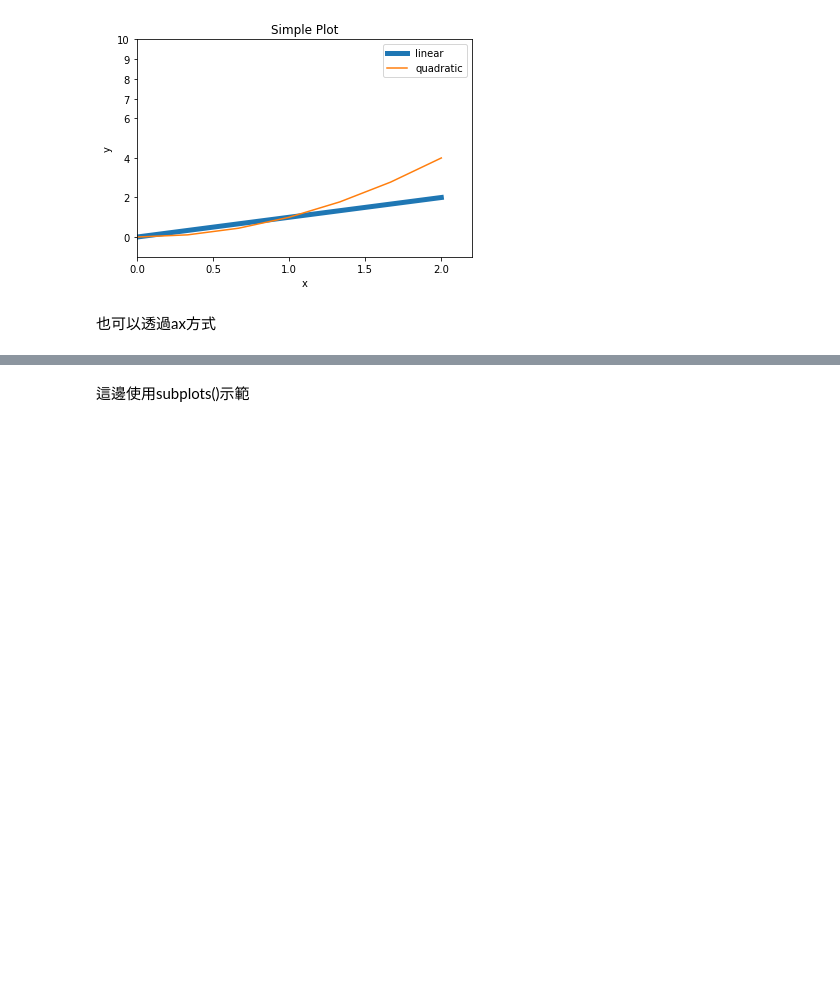
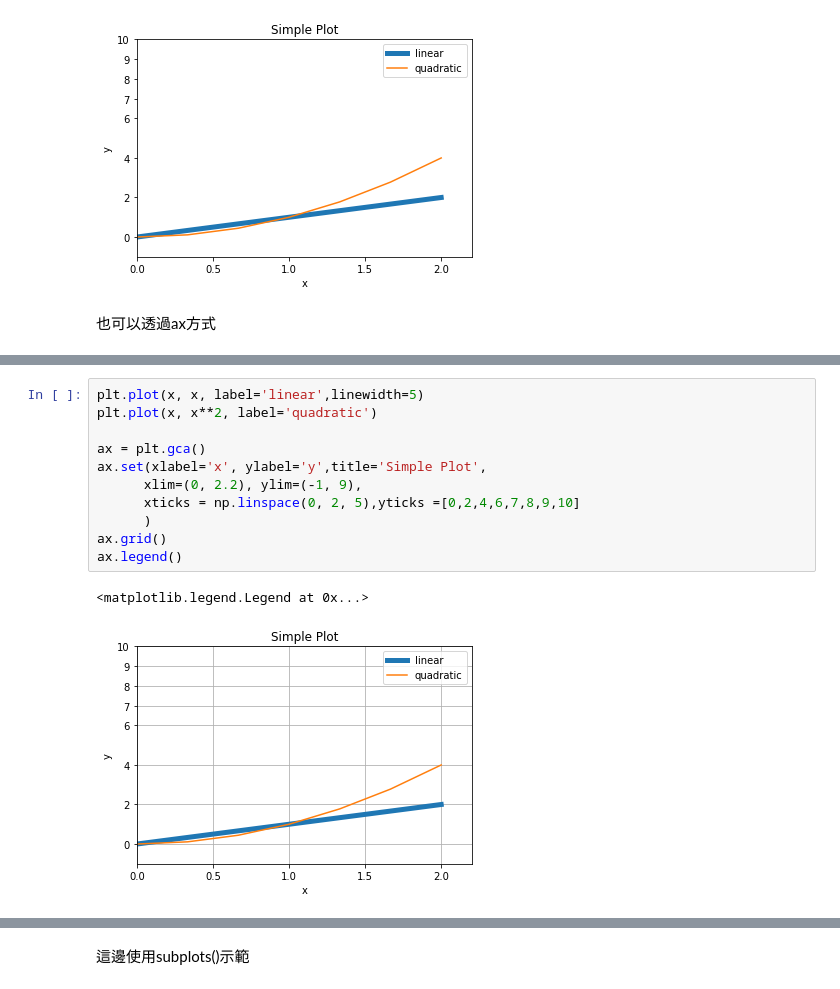
Before and after one commit to Eddie02582/Python, a Jupyter notebook: matplotlib/figure and axis.ipynb, the cells around one changed output, grey strips where cells are left out. Saved outputs shown, nothing was run; the diff lists cells and outputs as text; blank space fills up the shorter version.

```diff
--- a/matplotlib/figure and axis.ipynb
+++ b/matplotlib/figure and axis.ipynb
@@ -53,3 +56,17 @@ ax.legend()
 # %% [output]
 <matplotlib.legend.Legend at 0x...>
 [figure]
+# %%
+plt.plot(x, x, label='linear',linewidth=5)
+plt.plot(x, x**2, label='quadratic')
+
+ax = plt.gca()
+ax.set(xlabel='x', ylabel='y',title='Simple Plot',
+      xlim=(0, 2.2), ylim=(-1, 9),
+      xticks = np.linspace(0, 2, 5),yticks =[0,2,4,6,7,8,9,10]
+      )
+ax.grid()
+ax.legend()
+# %% [output]
+<matplotlib.legend.Legend at 0x...>
+[figure, added]
```
Also changed, not shown: parts of 40 cells of this notebook, 1 other file.
